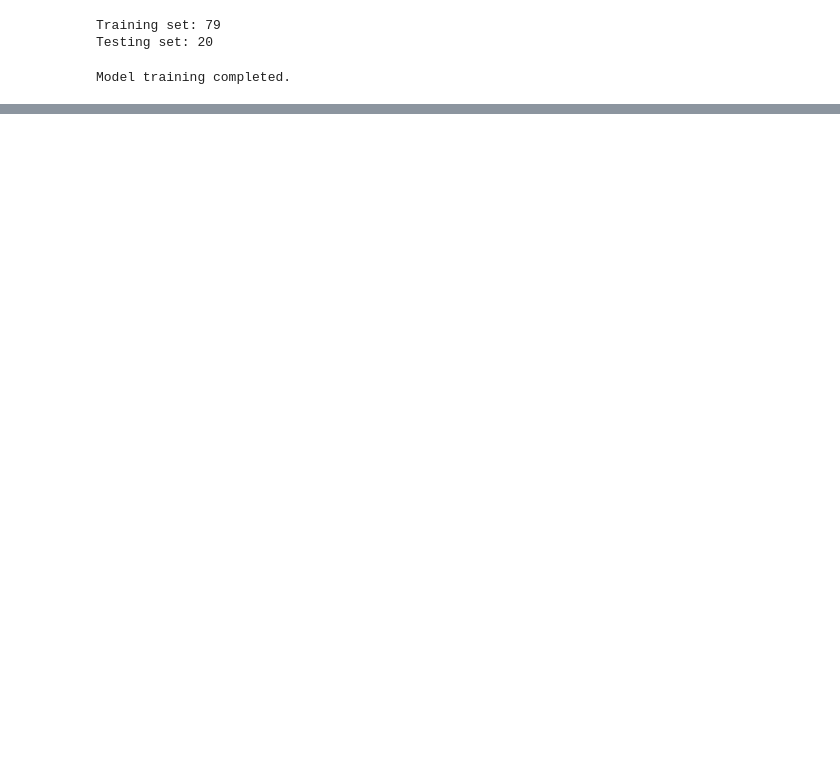
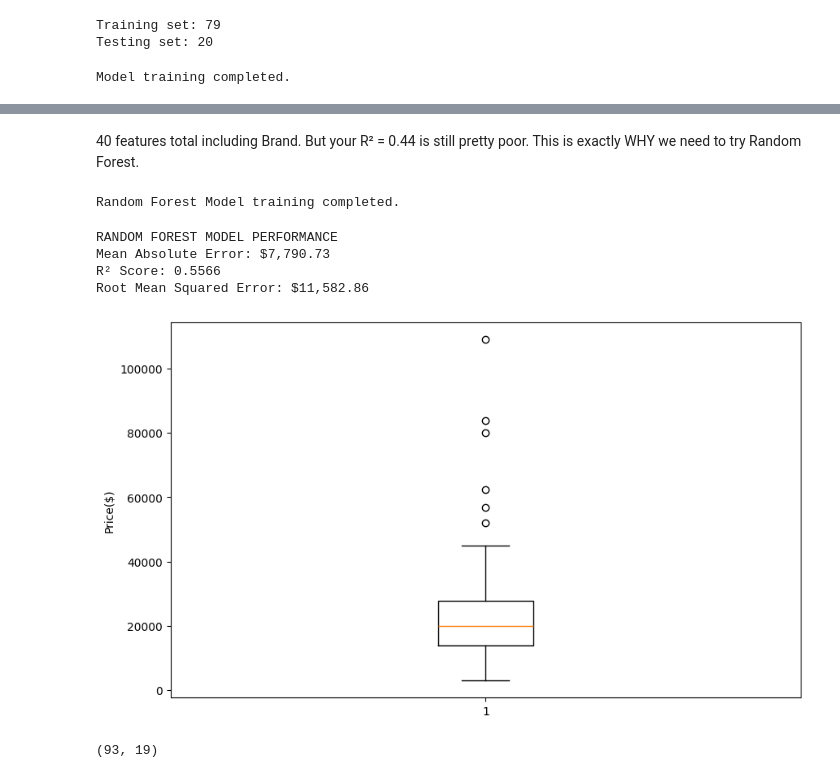
Before and after one commit to kcashmit0/Kaplan, a Jupyter notebook: practice.ipynb, the cells around one changed output, grey strips where cells are left out. Saved outputs shown, nothing was run; the diff lists cells and outputs as text; code cells hidden in the pictures; blank space fills up the shorter version.

```diff
--- a/practice.ipynb
+++ b/practice.ipynb
@@ -239,0 +245,3 @@ SAMPLE PREDICTIONS (First 15 Records)
+# %% [markdown]
+40 features total including Brand.
+But your R² = 0.44 is still pretty poor. This is exactly WHY we need to try Random Forest.
@@ -239,0 +250,6 @@ SAMPLE PREDICTIONS (First 15 Records)
+# %%
+model_rf = RandomForestRegressor(n_estimators=500, random_state=42,max_depth =10)
+model_rf.fit(X_train, y_train)
+print("Random Forest Model training completed.")
+# %% [output]
+Random Forest Model training completed.
@@ -239,0 +258,26 @@ SAMPLE PREDICTIONS (First 15 Records)
+# %%
+r2_rf = r2_score(y_test, y_pred_rf)
+mae_rf = mean_absolute_error(y_test, y_pred_rf)
+rmse_rf = np.sqrt(mean_squared_error(y_test, y_pred_rf))
+print("RANDOM FOREST MODEL PERFORMANCE")
+print(f"Mean Absolute Error: ${mae_rf:,.2f}")
+print(f"R² Score: {r2_rf:.4f}")
+print(f"Root Mean Squared Error: ${rmse_rf:,.2f}")
+# %% [output]
+RANDOM FOREST MODEL PERFORMANCE
+Mean Absolute Error: $7,790.73
+R² Score: 0.5566
+Root Mean Squared Error: $11,582.86
+# %%
+import matplotlib.pyplot as plt
+plt.figure(figsize=(10,6))
+plt.boxplot(df['Price'])
+plt.ylabel('Price($)')
+plt.show()
+# %% [output]
+[figure, added]
+# %%
+df_with_no_outliers = df[df['Price']<= 50000].copy()
+df_with_no_outliers.shape
+# %% [output]
+(93, 19)
```
Also changed, not shown: parts of 16 cells of this notebook.
